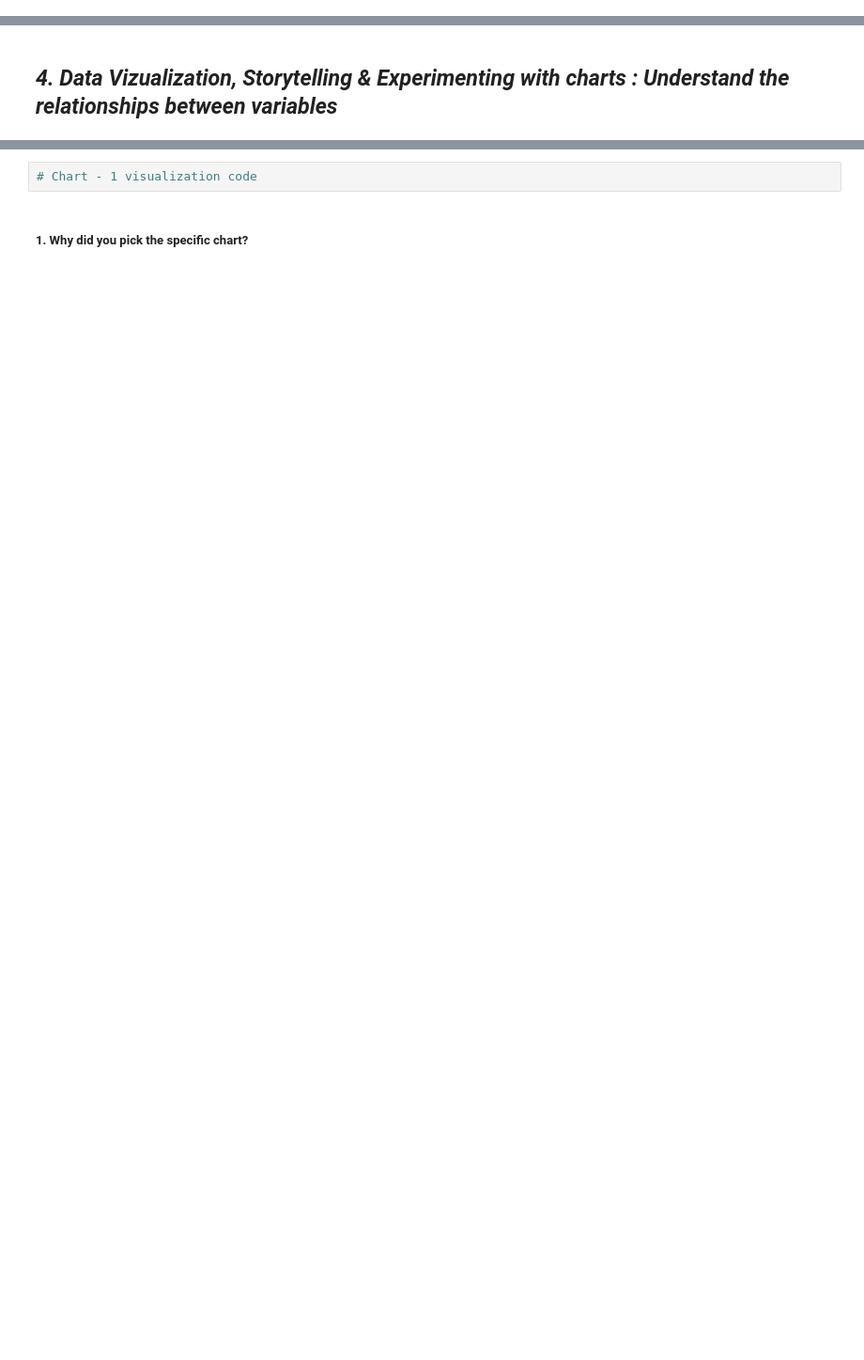
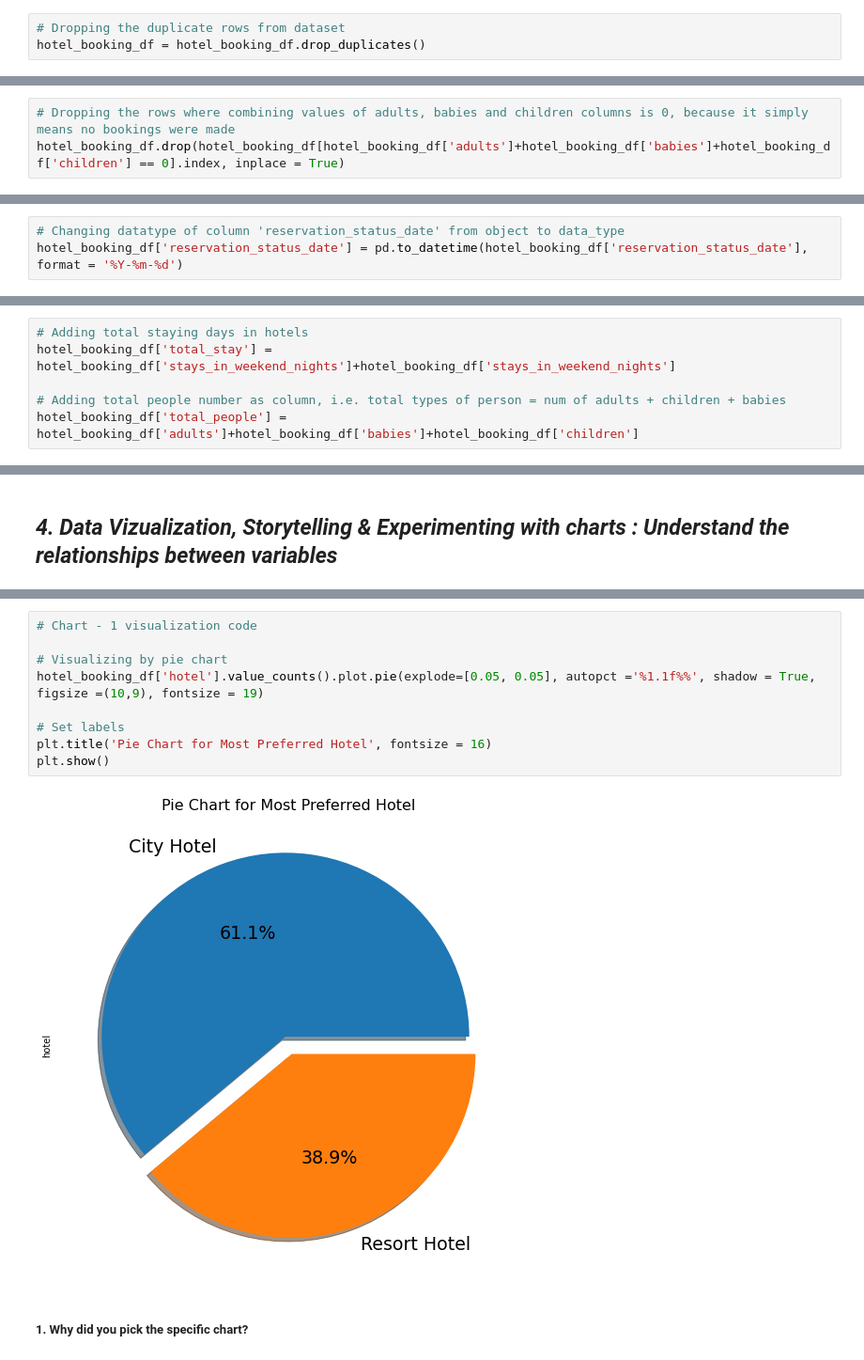
Before and after one commit to Apaulgithub/Hotel_Booking_Exploratory_Data_Analysis, a Jupyter notebook: Capstone_Project_1_Hotel_Booking_Analysis_EDA_Submission.ipynb, the cells around one changed output, grey strips where cells are left out. Shown at 94% size. Drawn from its saved outputs; the diff is of its cells as text; blank space fills up the shorter version.

```diff
--- a/Capstone_Project_1_Hotel_Booking_Analysis_EDA_Submission.ipynb
+++ b/Capstone_Project_1_Hotel_Booking_Analysis_EDA_Submission.ipynb
@@ -205,0 +674,3 @@ Answer Here
+# %%
+# Dropping the duplicate rows from dataset
+hotel_booking_df = hotel_booking_df.drop_duplicates()
@@ -205,0 +687,3 @@ Answer Here
+# %%
+# Dropping the rows where combining values of adults, babies and children columns is 0, because it simply means no bookings were made
+hotel_booking_df.drop(hotel_booking_df[hotel_booking_df['adults']+hotel_booking_df['babies']+hotel_booking_df['children'] == 0].index, inplace = True)
@@ -205,0 +697,3 @@ Answer Here
+# %%
+# Changing datatype of column 'reservation_status_date' from object to data_type
+hotel_booking_df['reservation_status_date'] = pd.to_datetime(hotel_booking_df['reservation_status_date'], format = '%Y-%m-%d')
@@ -205,0 +708,6 @@ Answer Here
+# %%
+# Adding total staying days in hotels
+hotel_booking_df['total_stay'] = hotel_booking_df['stays_in_weekend_nights']+hotel_booking_df['stays_in_weekend_nights']
+
+# Adding total people number as column, i.e. total types of person = num of adults + children + babies
+hotel_booking_df['total_people'] = hotel_booking_df['adults']+hotel_booking_df['babies']+hotel_booking_df['children']
@@ -214,4 +756,13 @@ Answer Here.
-# %%
-# Chart - 1 visualization code
+# %%
+# Chart - 1 visualization code
+
+# Visualizing by pie chart
+hotel_booking_df['hotel'].value_counts().plot.pie(explode=[0.05, 0.05], autopct ='%1.1f%%', shadow = True, figsize =(10,9), fontsize = 19)
+
+# Set labels
+plt.title('Pie Chart for Most Preferred Hotel', fontsize = 16)
+plt.show()
+# %% [output]
+[figure, added]
 # %% [markdown]
 ##### 1. Why did you pick the specific chart?
```
Also changed, not shown: parts of 80 cells of this notebook.
